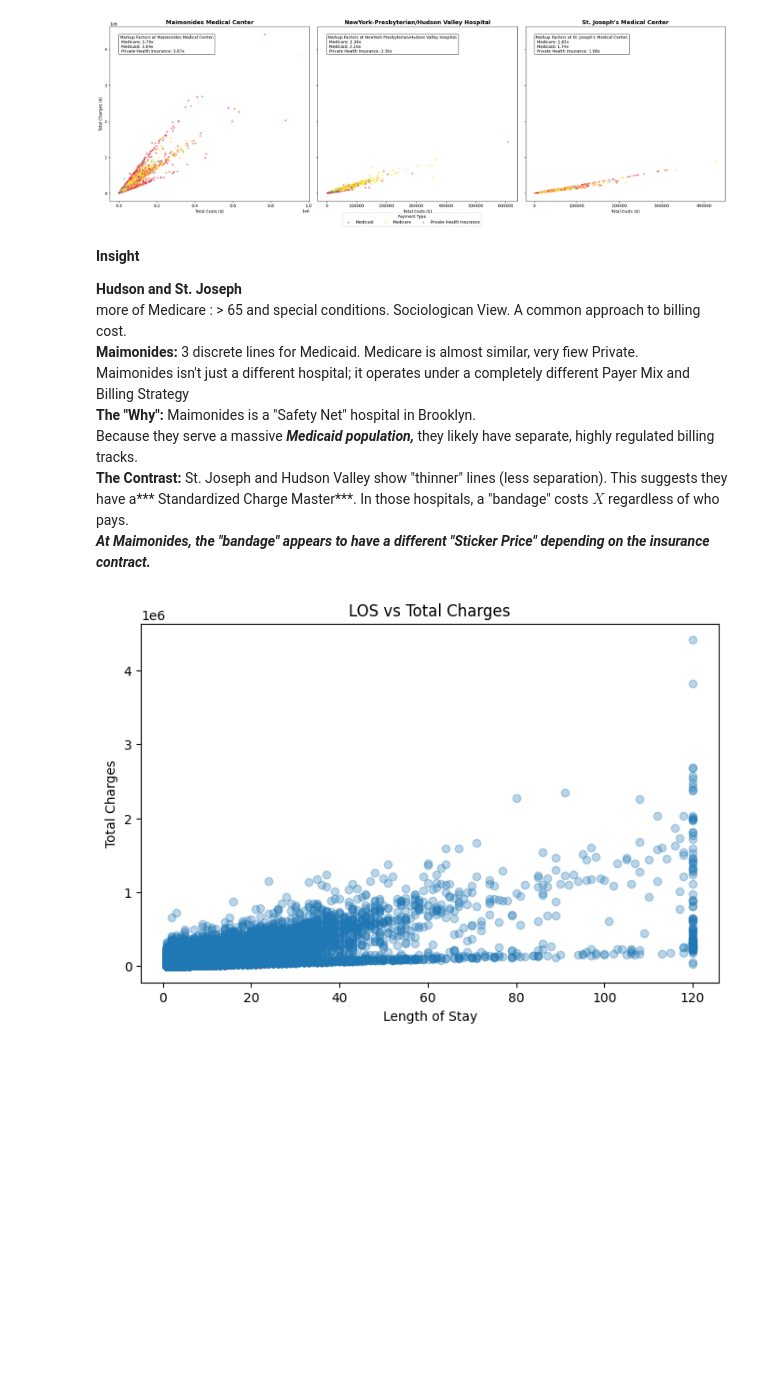
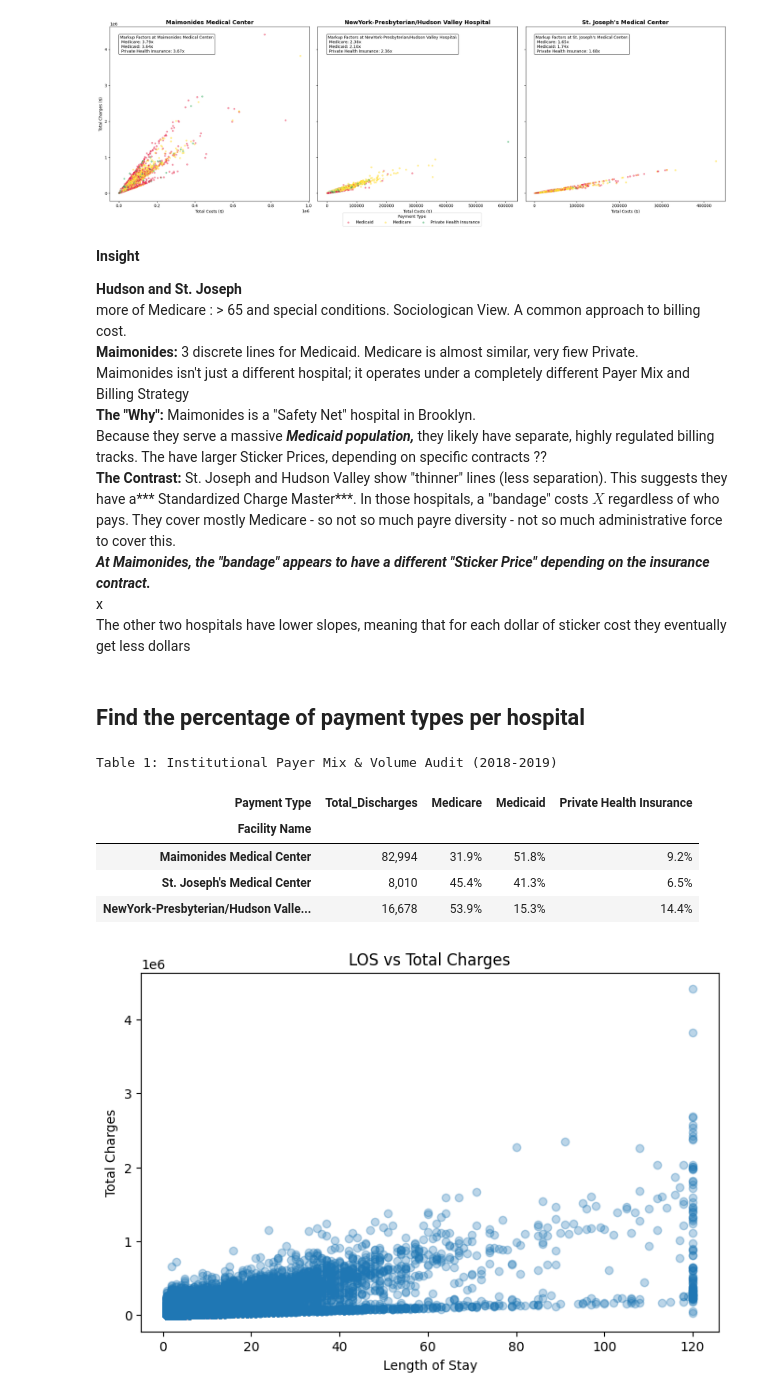
Before and after one commit to kpsalida/HospitalDischarges_Visualization, a Jupyter notebook: viz_eda.ipynb, the cells around one changed output. Cells and saved outputs as stored; diff of their text form; code cells hidden in the pictures; blank space fills up the shorter version.

```diff
--- a/viz_eda.ipynb
+++ b/viz_eda.ipynb
@@ -1029,9 +1029,43 @@ more of Medicare : > 65 and special conditions. Sociologican  View. A common app
 **Maimonides:** 3 discrete lines for Medicaid. Medicare is almost similar, very fiew Private.
 Maimonides isn't just a different hospital; it operates under a completely different Payer Mix and Billing Strategy
 **The "Why":** Maimonides is a "Safety Net" hospital in Brooklyn.
-Because they serve a massive ***Medicaid population,*** they likely have separate, highly regulated billing tracks.
-**The Contrast:** St. Joseph and Hudson Valley show "thinner" lines (less separation). This suggests they have a*** Standardized Charge Master***. In those hospitals, a "bandage" costs $X$ regardless of who pays.
+Because they serve a massive ***Medicaid population,*** they likely have separate, highly regulated billing tracks. The have larger Sticker Prices, depending on specific contracts ??
+**The Contrast:** St. Joseph and Hudson Valley show "thinner" lines (less separation). This suggests they have a*** Standardized Charge Master***. In those hospitals, a "bandage" costs $X$ regardless of who pays.  They cover mostly Medicare - so not so much payre diversity - not so much administrative force to cover this.
 ***At Maimonides, the "bandage" appears to have a different "Sticker Price" depending on the insurance contract.***
+x
+The other two hospitals have lower slopes, meaning that for each dollar of sticker cost they eventually get less dollars
+# %% [markdown]
+## Find the percentage of payment types per hospital
+# %%
+# 1. Calculate the raw counts to include 'Total Volume'
+payer_counts = pd.crosstab(df['Facility Name'], df['Payment Type'])
+payer_counts['Total_Discharges'] = payer_counts.sum(axis=1)
+
+# 2. Calculate the percentages for the core payers
+target_payers = ['Medicare', 'Medicaid', 'Private Health Insurance']
+payer_mix = pd.crosstab(df['Facility Name'], df['Payment Type'], normalize='index') * 100
+payer_mix = payer_mix[target_payers]
+
+# 3. Combine Volume and Percentages
+final_table = pd.concat([payer_counts[['Total_Discharges']], payer_mix], axis=1)
+
+# 4. Apply Styling (The Professional Look)
+styled_table = final_table.sort_values(by='Medicaid', ascending=False).style \
+    .background_gradient(cmap='YlGnBu', subset=target_payers) \
+    .format("{:.1f}%", subset=target_payers) \
+    .format("{:,}", subset=['Total_Discharges']) \
+    .set_caption("Table 1: Institutional Payer Mix & Volume Audit (2018-2019)") \
+    .set_table_styles([{'selector': 'th', 'props': [('font-size', '12pt'), ('background-color', '#f4f4f4')]}])
+
+# To view in your notebook, simply type:
+styled_table
+# %% [output]
+Table 1: Institutional Payer Mix & Volume Audit (2018-2019)
+| Payment Type | Total_Discharges | Medicare | Medicaid | Private Health Insurance |
+| Facility Name |  |  |  |  |
+| Maimonides Medical Center | 82,994 | 31.9% | 51.8% | 9.2% |
+| St. Joseph's Medical Center | 8,010 | 45.4% | 41.3% | 6.5% |
+| NewYork-Presbyterian/Hudson Valle... | 16,678 | 53.9% | 15.3% | 14.4% |
 # %%
 plt.figure(figsize=(8,5))
 plt.scatter(df["Length of Stay"], df["Total Charges"], alpha=0.3)
```
